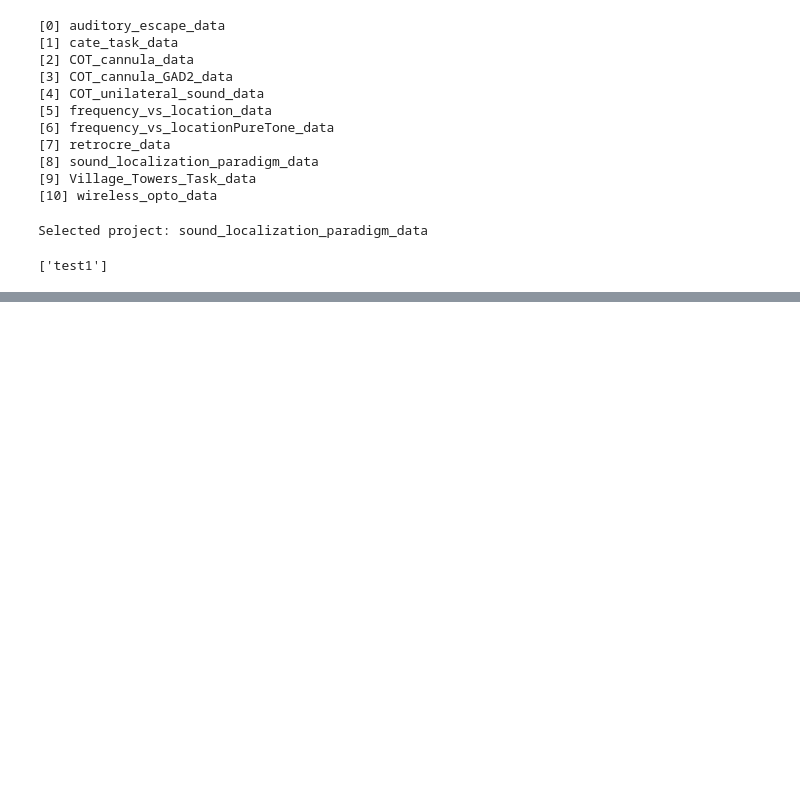
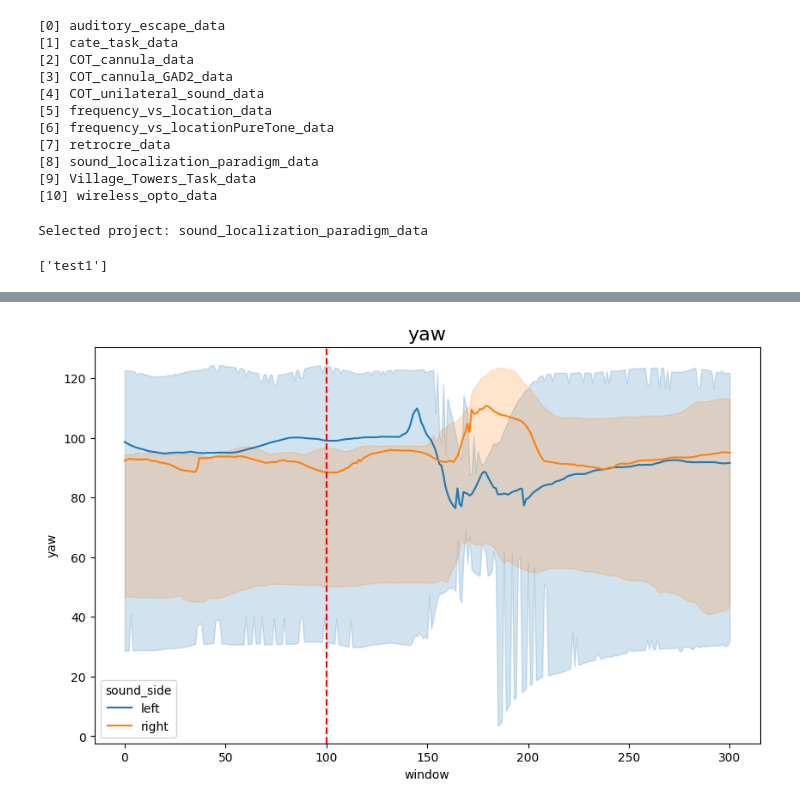
Before and after one commit to LearningCircuitsLab/sound_localization_paradigm, a Jupyter notebook: analysis.ipynb, the cells around one changed output, grey strips where cells are left out. Cells and saved outputs as stored; diff of their text form; code cells hidden in the pictures; blank space fills up the shorter version.

```diff
--- a/analysis.ipynb
+++ b/analysis.ipynb
@@ -121,0 +219,4 @@ imu
+# %%
+# add derivative values to these 9 columns
+for column in columns_to_plot:
+    final_df[column + '_derivative'] = final_df[column].diff().rolling(window=10).median()
@@ -121,0 +233,14 @@ imu
+# %%
+# plot with seaborn lines for each trial, colouring by sound_side, for a specific column
+import seaborn as sns
+import matplotlib.pyplot as plt
+
+column_to_plot = "yaw"  # replace with the column you want to plot
+plt.figure(figsize=(10, 6))
+sns.lineplot(data=final_df, x="window", y=column_to_plot, hue="sound_side", estimator="median")
+# vertical line at window 100
+plt.axvline(x=100, color='r', linestyle='--')
+plt.title(f"{column_to_plot}", size=16)
+plt.show()
+# %% [output]
+[figure, added]
```
Also changed, not shown: parts of 12 cells of this notebook.
